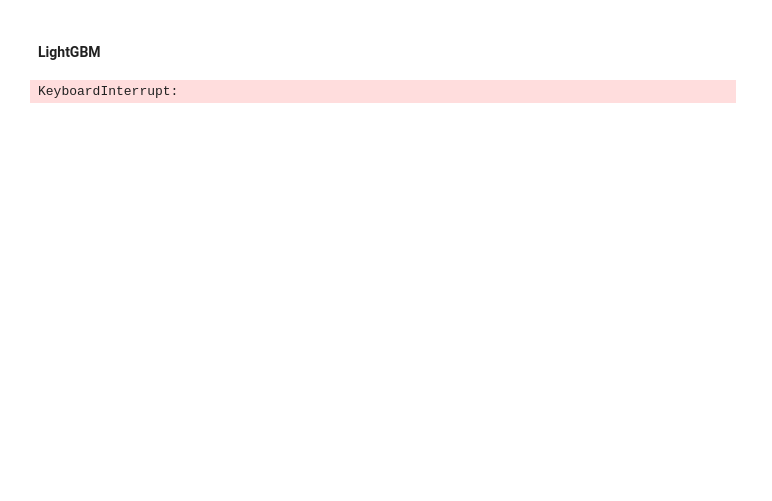
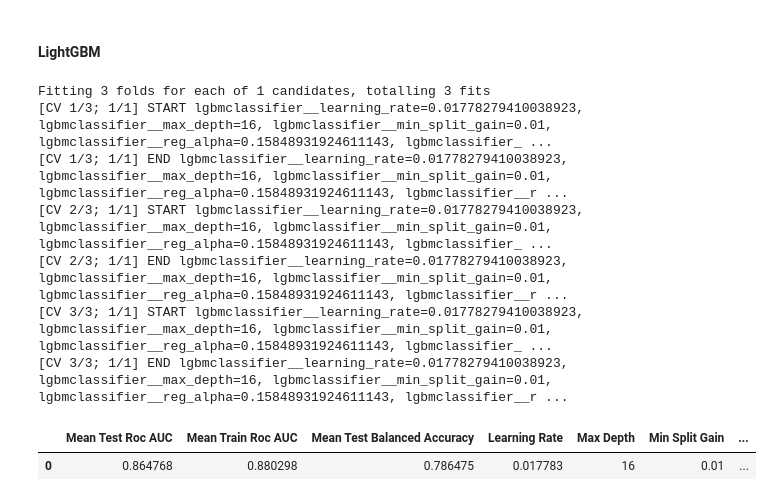
Before and after one commit to lucasdetoledo4/ML-UFSC, a Jupyter notebook: fraud_detection_V1.ipynb, the cells around one changed output. Saved outputs shown, nothing was run; the diff lists cells and outputs as text; code cells hidden in the pictures; blank space fills up the shorter version.

```diff
--- a/fraud_detection_V1.ipynb
+++ b/fraud_detection_V1.ipynb
@@ -557,13 +572,21 @@ KeyboardInterrupt:
 # %%
 param_grid = {
     'lgbmclassifier__learning_rate': np.logspace(-4, -1, 5),
     'lgbmclassifier__max_depth': np.logspace(3, 7, num=5, base=2).astype(int),
     'lgbmclassifier__min_split_gain': np.logspace(-3, -1, 5),
     'lgbmclassifier__reg_alpha': np.logspace(-4, 0, 6),
     'lgbmclassifier__reg_lambda': np.logspace(-4, 0, 6),
     'lgbmclassifier__subsample': np.linspace(0.5, 1, 3),
 }
 
-model = randomized_search(LGBMClassifier(random_state=42, n_estimators=100, n_jobs=-1, class_weight='balanced', boosting_type='gbdt'), param_grid, X_train_20, y_train_20)
+model = randomized_search(LGBMClassifier(random_state=42, n_estimators=50, class_weight='balanced', boosting_type='gbdt'), param_grid, X_train_reduced_20, y_train_20)
 # %% [output]
-KeyboardInterrupt:
+Fitting 3 folds for each of 1 candidates, totalling 3 fits
+[CV 1/3; 1/1] START lgbmclassifier__learning_rate=0.01778279410038923, lgbmclassifier__max_depth=16, lgbmclassifier__min_split_gain=0.01, lgbmclassifier__reg_alpha=0.15848931924611143, lgbmclassifier_ ...
+[CV 1/3; 1/1] END lgbmclassifier__learning_rate=0.01778279410038923, lgbmclassifier__max_depth=16, lgbmclassifier__min_split_gain=0.01, lgbmclassifier__reg_alpha=0.15848931924611143, lgbmclassifier__r ...
+[CV 2/3; 1/1] START lgbmclassifier__learning_rate=0.01778279410038923, lgbmclassifier__max_depth=16, lgbmclassifier__min_split_gain=0.01, lgbmclassifier__reg_alpha=0.15848931924611143, lgbmclassifier_ ...
+[CV 2/3; 1/1] END lgbmclassifier__learning_rate=0.01778279410038923, lgbmclassifier__max_depth=16, lgbmclassifier__min_split_gain=0.01, lgbmclassifier__reg_alpha=0.15848931924611143, lgbmclassifier__r ...
+[CV 3/3; 1/1] START lgbmclassifier__learning_rate=0.01778279410038923, lgbmclassifier__max_depth=16, lgbmclassifier__min_split_gain=0.01, lgbmclassifier__reg_alpha=0.15848931924611143, lgbmclassifier_ ...
+[CV 3/3; 1/1] END lgbmclassifier__learning_rate=0.01778279410038923, lgbmclassifier__max_depth=16, lgbmclassifier__min_split_gain=0.01, lgbmclassifier__reg_alpha=0.15848931924611143, lgbmclassifier__r ...
+|  | Mean Test Roc AUC | Mean Train Roc AUC | Mean Test Balanced Accuracy | Learning Rate | Max Depth | Min Split Gain | ... |
+| 0 | 0.864768 | 0.880298 | 0.786475 | 0.017783 | 16 | 0.01 | ... |
```
Also changed, not shown: parts of 19 cells of this notebook.
